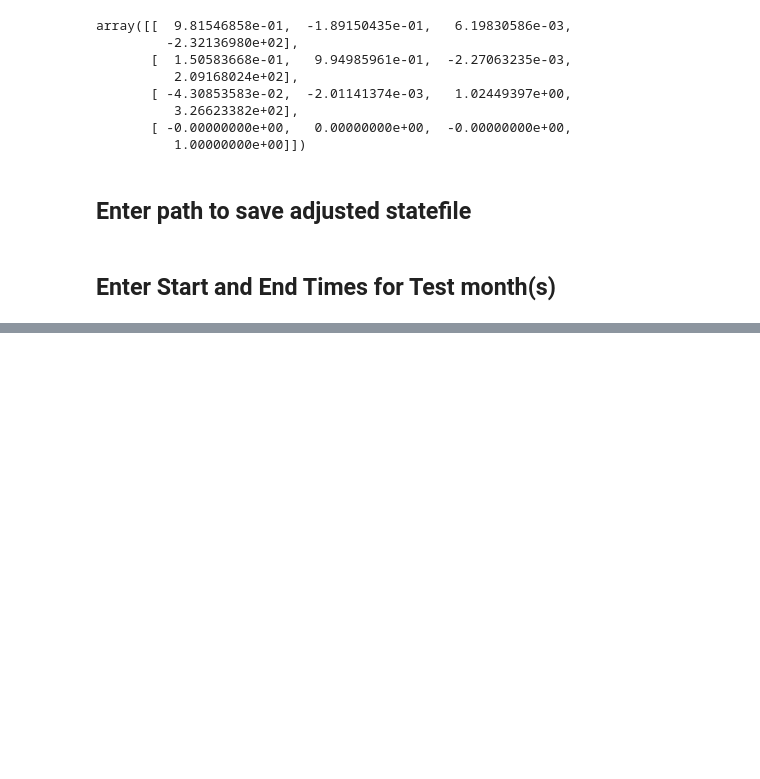
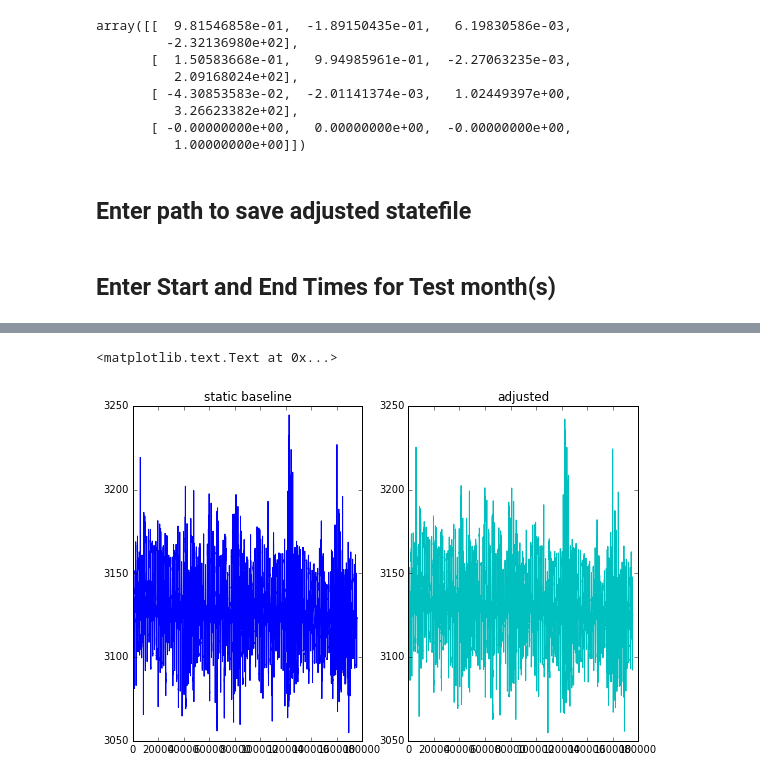
Before and after one commit to usgs/geomag-algorithms, a Jupyter notebook: docs/algorithms/AdjustedPhase1GenerationTool.ipynb, the cells around one changed output, grey strips where cells are left out. Saved outputs shown, nothing was run; the diff lists cells and outputs as text; code cells hidden in the pictures; blank space fills up the shorter version.

```diff
--- a/docs/algorithms/AdjustedPhase1GenerationTool.ipynb
+++ b/docs/algorithms/AdjustedPhase1GenerationTool.ipynb
@@ -254 +292,15 @@ pl.plot(((hezf[0].data)**2 + (hezf[1].data)**2 + (hezf[2].data)**2)**(0.5) - hez
+# %%
+pl.figure(figsize=(14,6))
+pl.subplot(1,3,1)
+pl.plot(hezf[1].data + e_pqqm,'b')
+pl.title('static baseline')
+pl.subplot(1,3,2)
+pl.plot(adj[1],'c')
+pl.title('adjusted')
+#pl.subplot(1,3,3)
+#pl.plot(adj[1] - hezf[1].data - e_pqqm,'k')
+#pl.title('$\Delta e$')
+# %% [output]
+<matplotlib.text.Text at 0x...>
+[figure, added]
 # %% [markdown]
```
Also changed, not shown: parts of 16 cells of this notebook.
